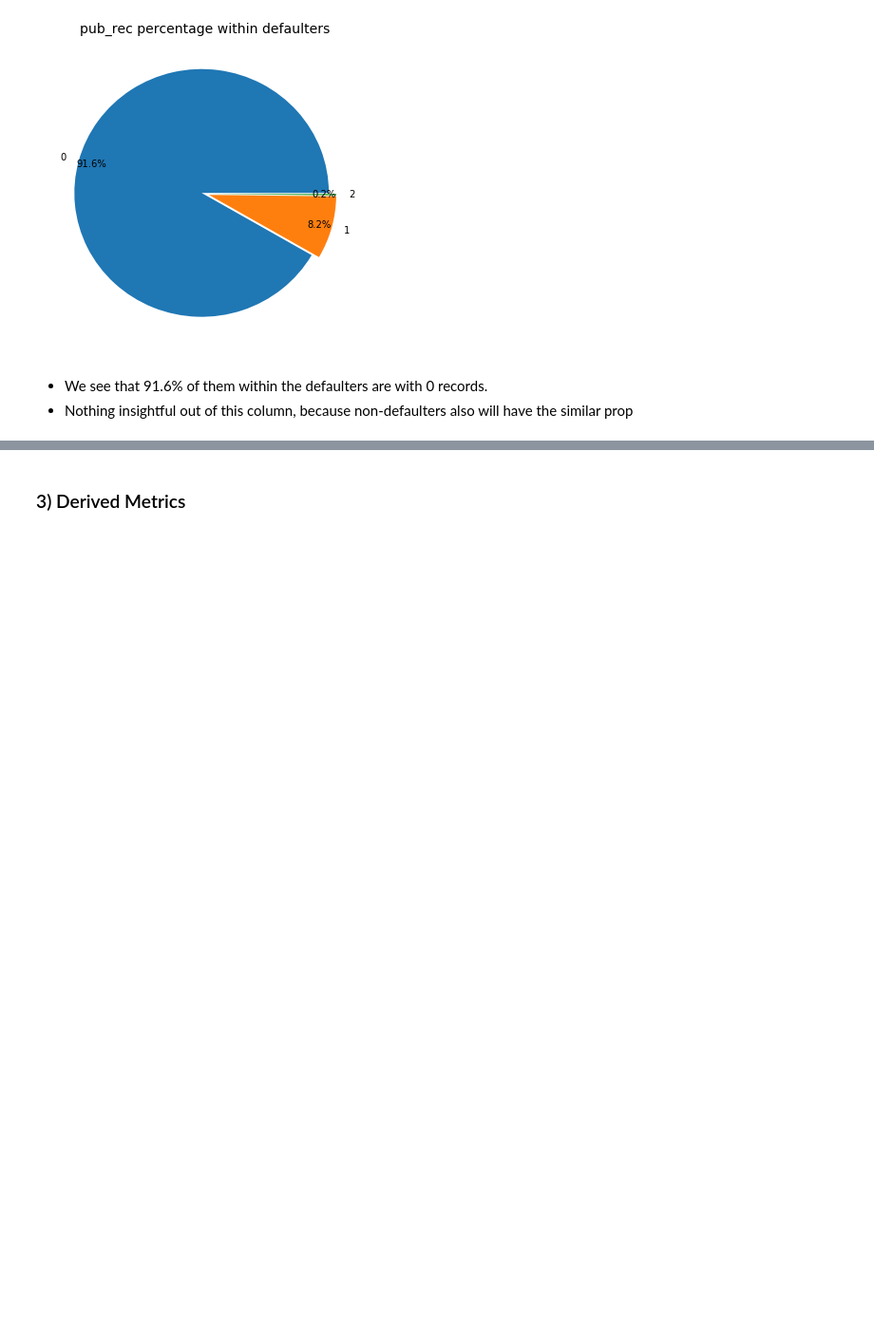
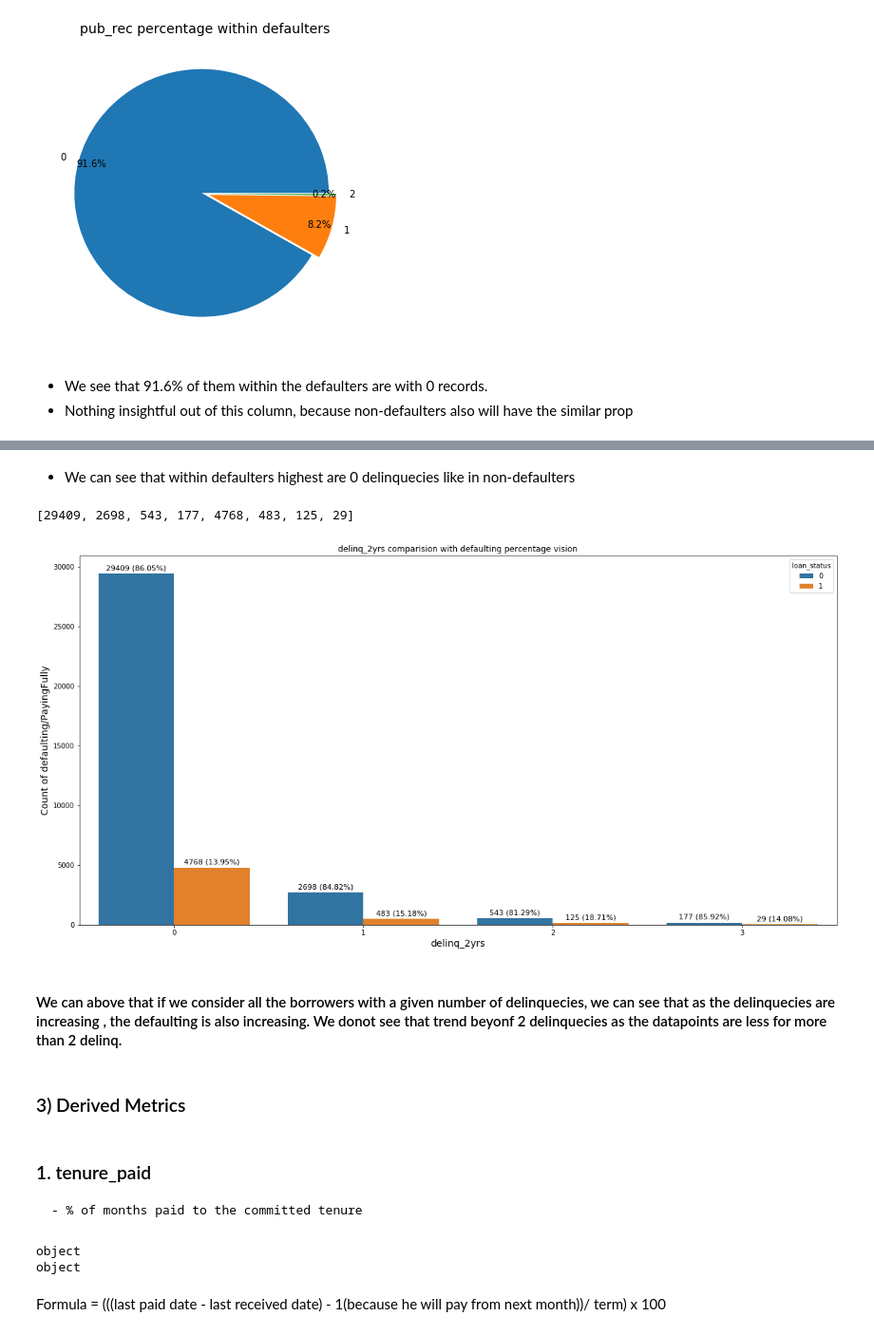
Before and after one commit to sameerg07/LendingClubEDA, a Jupyter notebook: LendingClubEDA_Final.ipynb, the cells around one changed output, grey strips where cells are left out. Shown at 95% size. Drawn from its saved outputs; the diff is of its cells as text; code cells hidden in the pictures; blank space fills up the shorter version.

Commit message:
derived metrics checkpoint

```diff
--- a/LendingClubEDA_Final.ipynb
+++ b/LendingClubEDA_Final.ipynb
@@ -2153,2 +2210,59 @@ pie.savefig("pub_recpie.png")
+# %% [markdown]
+- We can see that within defaulters highest are 0 delinquecies like in non-defaulters
+# %%
+## lets plot the number of defaulters and non-defaulters based on no_of_delinquecies ranging till 3
+plt.figure(figsize=(20,10))
+plots=sns.countplot(x="delinq_2yrs", hue="loan_status",data=df[df.delinq_2yrs<=3])
+# Iterrating over the bars one-by-one
+bar_lengths = []
+for bar in plots.patches:
+    bar_lengths.append(bar.get_height())
+print(bar_lengths)
+n_buckets = 4
+bars_0 = bar_lengths[0:n_buckets]
+bars_1 = bar_lengths[n_buckets:]
+
+# print(bars_0,bars_1)
+for i,bar in enumerate(plots.patches):
+#     print(bar.get_height())
+    if i<n_buckets:
+        perc = 100*(bar.get_height()/(bars_0[i]+bars_1[i]))
+    else:
+        perc = 100*(bar.get_height()/(bars_0[i-n_buckets]+bars_1[i-n_buckets]))
+    plots.annotate(str(format(bar.get_height(),'.0f'))+' ('+str(format(perc, '.2f'))+"%)",
+                   (bar.get_x() + bar.get_width() / 2,
+                    bar.get_height()), ha='center', va='center',
+                   size=11, xytext=(0, 8),
+                   textcoords='offset points')
+
+# Setting the label for x-axis
+plt.xlabel("delinq_2yrs", size=14)
+
+# Setting the label for y-axis
+
+plt.ylabel("Count of defaulting/PayingFully", size=14)
+
+# Setting the title for the graph
+plt.title("delinq_2yrs comparision with defaulting percentage vision")
+
+# Fianlly showing the plot
+plt.show()
+# %% [output]
+[29409, 2698, 543, 177, 4768, 483, 125, 29]
+[figure, added]
+# %% [markdown]
+#### We can above that if we consider all the borrowers with a given number of delinquecies, we can see that as the delinquecies are increasing , the defaulting is also increasing. We donot see that trend beyonf 2 delinquecies as  the datapoints are less for more than 2 delinq.
 # %% [markdown]
 ### 3) Derived Metrics
+# %% [markdown]
+### 1. tenure_paid
+    - % of months paid to the committed tenure
+# %%
+# lets check the dtypes of issue_d , last_pymnt_d
+print(df.issue_d.dtype)
+print(df.last_pymnt_d.dtype)
+# %% [output]
+object
+object
+# %% [markdown]
+Formula = (((last paid date - last received date) - 1(because he will pay from next month))/ term)  x 100
```
Also changed, not shown: parts of 39 cells of this notebook, 1 other file.
